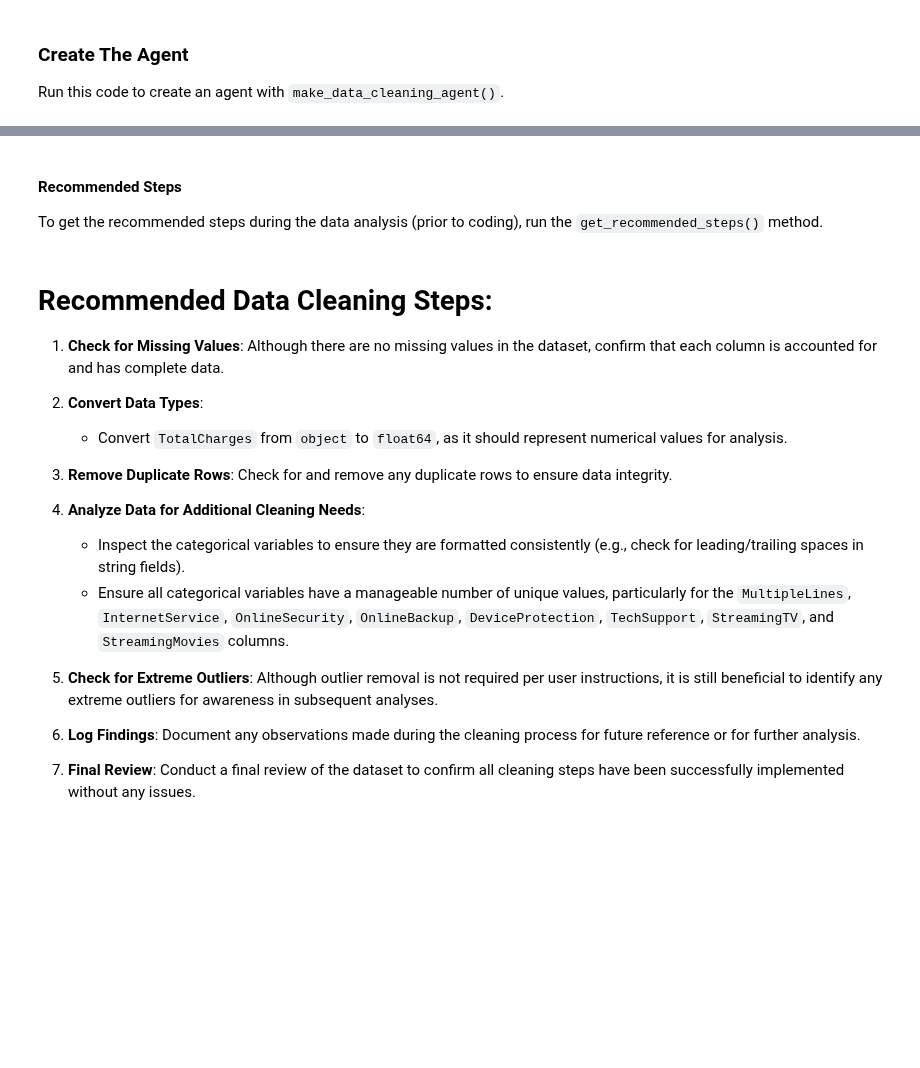
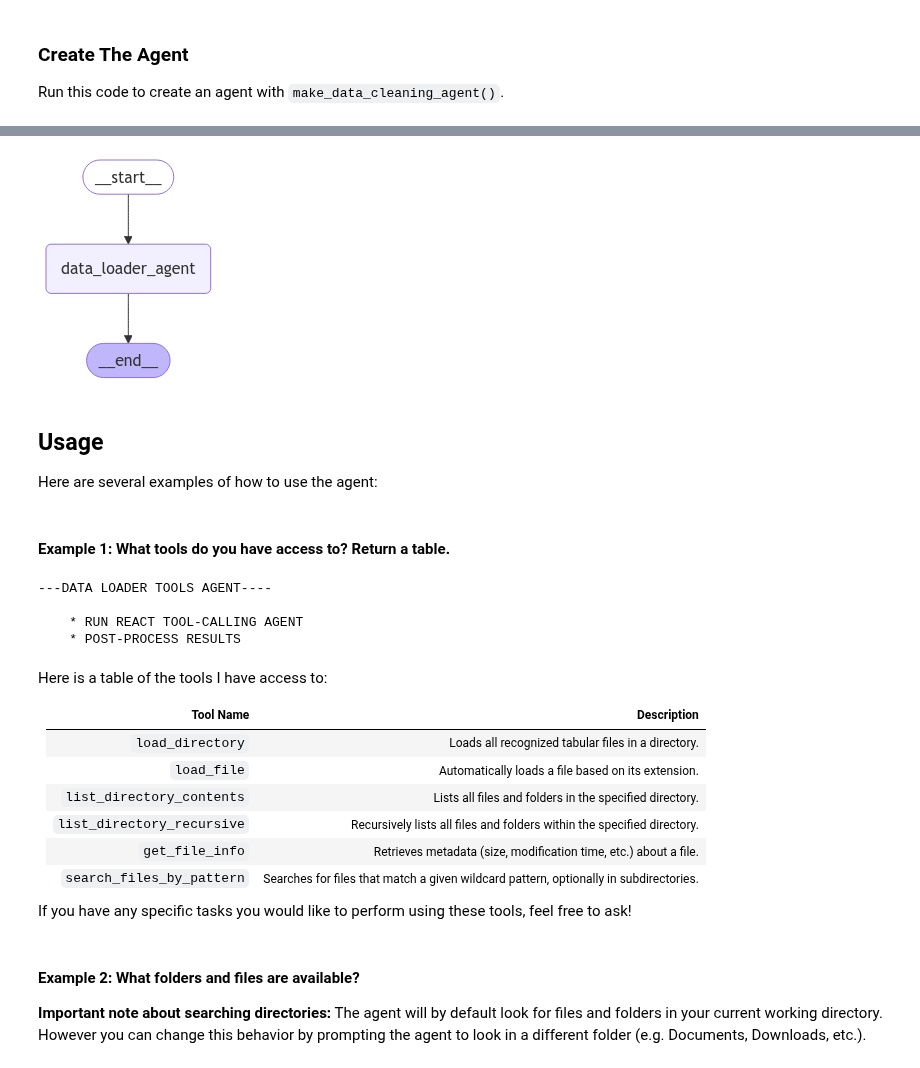
Before and after one commit to szl0144/stock-data-analysis-agent, a Jupyter notebook: examples/data_loader_tools_agent.ipynb, the cells around one changed output, grey strips where cells are left out. Drawn from its saved outputs; the diff is of its cells as text; code cells hidden in the pictures; blank space fills up the shorter version.

Commit message:
#40 finish data loader tools agent example

```diff
--- a/examples/data_loader_tools_agent.ipynb
+++ b/examples/data_loader_tools_agent.ipynb
@@ -40,14 +40,9 @@ This section of code sets up the LLM inputs and the logging information. Logging
 # %%
 # * Setup
 
-MODEL    = "gpt-4o-mini"
-LOG      = True
-LOG_PATH = os.path.join(os.getcwd(), "logs/")
-
 os.environ["OPENAI_API_KEY"] = yaml.safe_load(open('../credentials.yml'))['openai']
 
-llm = ChatOpenAI(model = MODEL)
-
+llm = ChatOpenAI(model="gpt-4o-mini")
 llm
 # %% [output]
 ChatOpenAI(client=<openai.resources.chat.completions.Completions object at 0x...>, async_client=<openai.resources.chat.completions.AsyncCompletions object at 0x...>, root_client=<openai.OpenAI object  ...
@@ -233,26 +53,42 @@ def data_cleaner(data_raw):
-# %% [markdown]
-#### Recommended Steps
-
-To get the recommended steps during the data analysis (prior to coding), run the `get_recommended_steps()` method.
-# %%
-data_cleaning_agent.get_recommended_cleaning_steps(markdown=True)
-# %% [output]
-
-
-# Recommended Data Cleaning Steps:
-1. **Check for Missing Values**: Although there are no missing values in the dataset, confirm that each column is accounted for and has complete data.
-
-2. **Convert Data Types**:
-   - Convert `TotalCharges` from `object` to `float64`, as it should represent numerical values for analysis.
-
-3. **Remove Duplicate Rows**: Check for and remove any duplicate rows to ensure data integrity.
-
-4. **Analyze Data for Additional Cleaning Needs**:
-   - Inspect the categorical variables to ensure they are formatted consistently (e.g., check for leading/trailing spaces in string fields).
-   - Ensure all categorical variables have a manageable number of unique values, particularly for the `MultipleLines`, `InternetService`, `OnlineSecurity`, `OnlineBackup`, `DeviceProtection`, `TechSupport`, `StreamingTV`, and `StreamingMovies` columns.
-
-5. **Check for Extreme Outliers**: Although outlier removal is not required per user instructions, it is still beneficial to identify any extreme outliers for awareness in subsequent analyses.
-
-6. **Log Findings**: Document any observations made during the cleaning process for future reference or for further analysis.
-
-7. **Final Review**: Conduct a final review of the dataset to confirm all cleaning steps have been successfully implemented without any issues.
+# %%
+# Make a data loader agent
+data_loader_agent = DataLoaderToolsAgent(
+    llm,
+    invoke_react_agent_kwargs={"recursion_limit": 10},
+)
+
+data_loader_agent
+# %% [output]
+[figure, added]
+# %% [markdown]
+## Usage
+
+Here are several examples of how to use the agent:
+# %% [markdown]
+#### Example 1: What tools do you have access to? Return a table.
+# %%
+# What tools do you have access to? Return a table.
+data_loader_agent.invoke_agent("What tools do you have access to? Return a table.")
+
+data_loader_agent.get_ai_message(markdown=True)
+# %% [output]
+---DATA LOADER TOOLS AGENT----
+
+    * RUN REACT TOOL-CALLING AGENT
+    * POST-PROCESS RESULTS
+Here is a table of the tools I have access to:
+
+| Tool Name                  | Description                                                                                          |
+|----------------------------|------------------------------------------------------------------------------------------------------|
+| `load_directory`           | Loads all recognized tabular files in a directory.                                                 |
+| `load_file`                | Automatically loads a file based on its extension.                                                 |
+| `list_directory_contents`   | Lists all files and folders in the specified directory.                                            |
+| `list_directory_recursive`  | Recursively lists all files and folders within the specified directory.                            |
+| `get_file_info`           | Retrieves metadata (size, modification time, etc.) about a file.                                   |
+| `search_files_by_pattern`  | Searches for files that match a given wildcard pattern, optionally in subdirectories.              |
+
+If you have any specific tasks you would like to perform using these tools, feel free to ask!
+# %% [markdown]
+#### Example 2: What folders and files are available?
+
+**Important note about searching directories:** The agent will by default look for files and folders in your current working directory. However you can change this behavior by prompting the agent to look in a different folder (e.g. Documents, Downloads, etc.).
```
Also changed, not shown: parts of 42 cells of this notebook, 2 other files.
